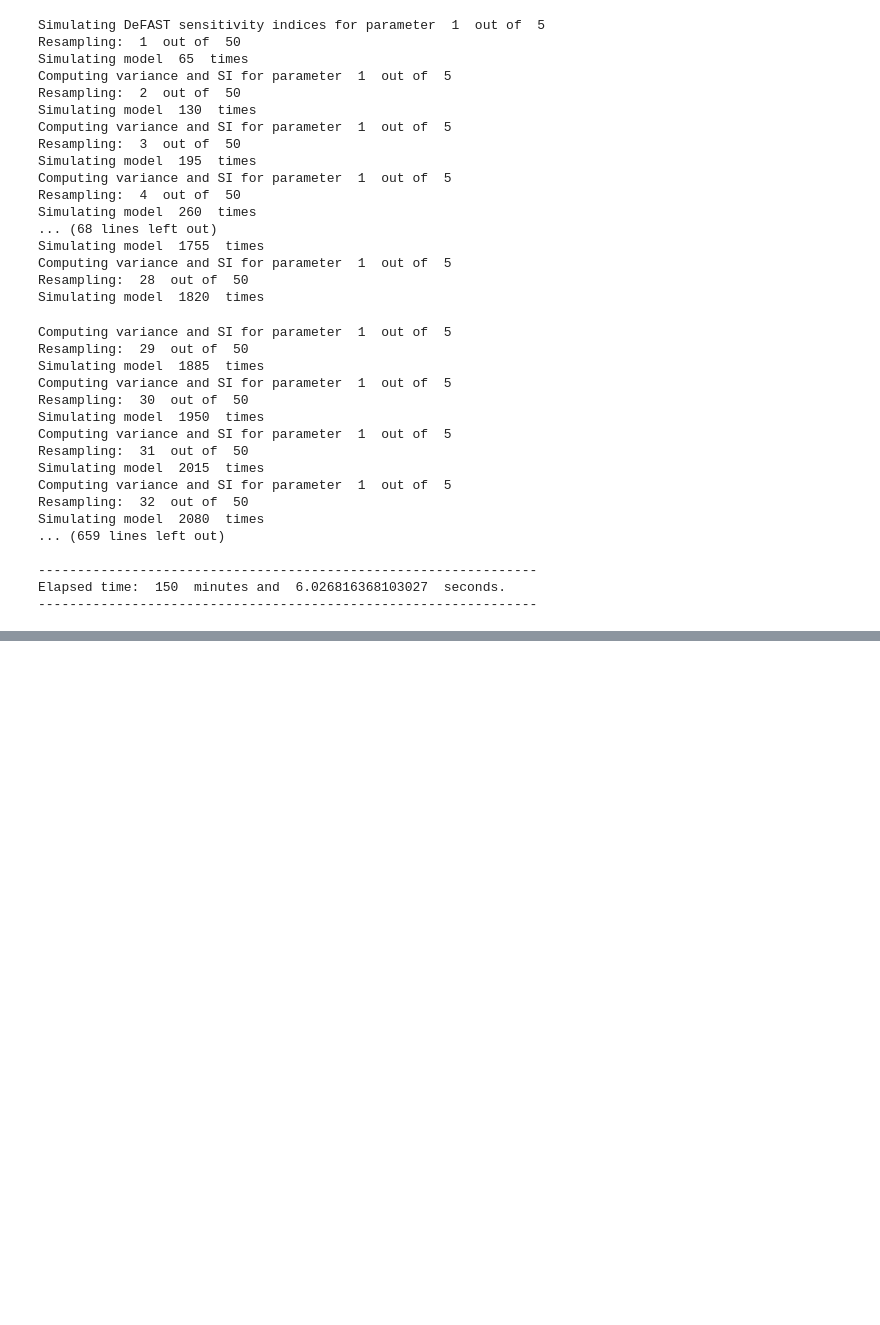
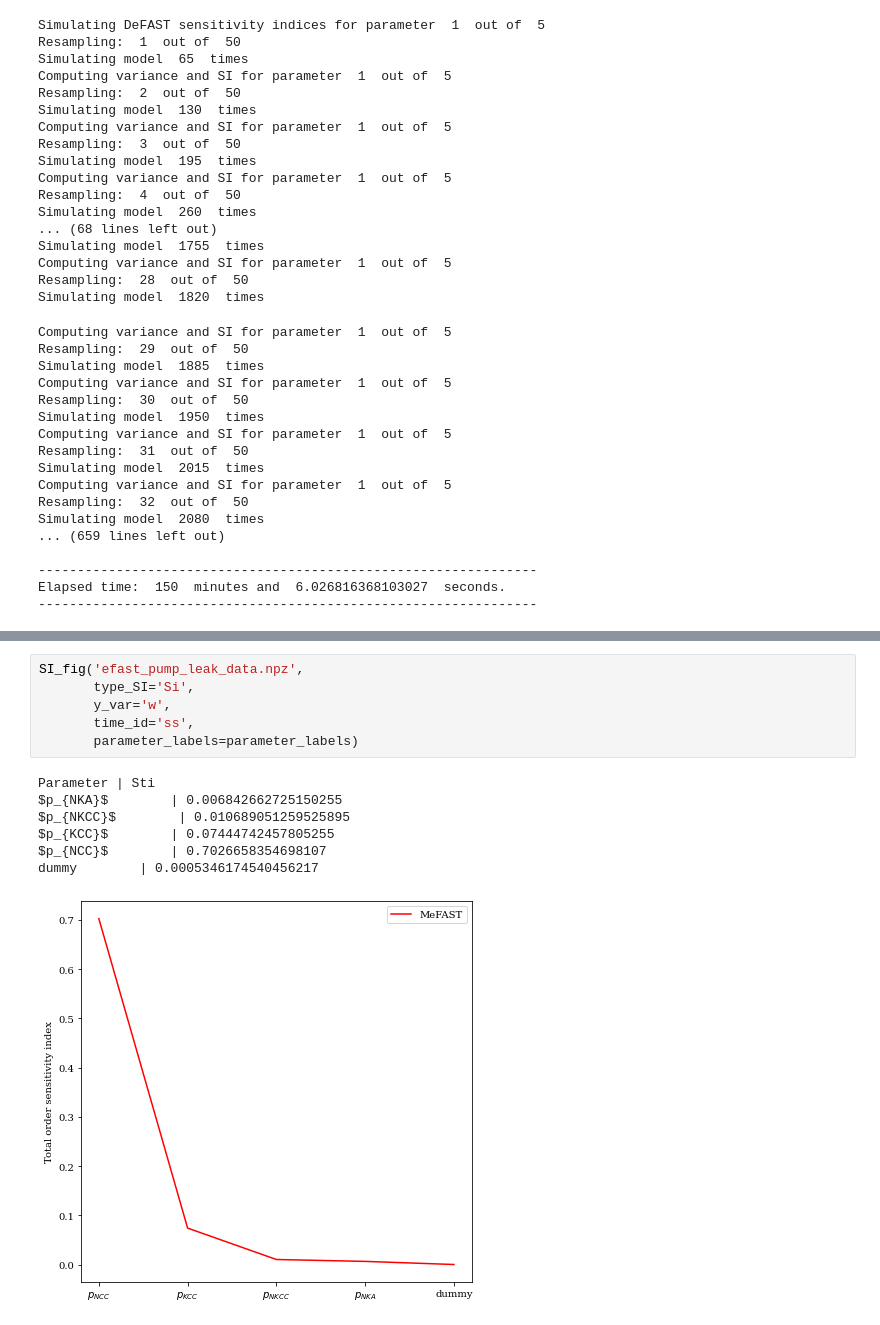
Before and after one commit to kerry-tarrant/Pump-Leak, a Jupyter notebook: SA on pump leak/MeFAST-pump_model.ipynb, the cells around one changed output, grey strips where cells are left out. Saved outputs shown, nothing was run; the diff lists cells and outputs as text; blank space fills up the shorter version.

```diff
--- a/SA on pump leak/MeFAST-pump_model.ipynb
+++ b/SA on pump leak/MeFAST-pump_model.ipynb
@@ -1370,3 +1370,17 @@ Performing hypothesis testing
+# %%
+SI_fig('efast_pump_leak_data.npz',
+       type_SI='Si',
+       y_var='w',
+       time_id='ss',
+       parameter_labels=parameter_labels)
+# %% [output]
+Parameter | Sti
+$p_{NKA}$        | 0.006842662725150255
+$p_{NKCC}$        | 0.010689051259525895
+$p_{KCC}$        | 0.07444742457805255
+$p_{NCC}$        | 0.7026658354698107
+dummy        | 0.0005346174540456217
+[figure, added]
 # %%
 SI_fig('efast_pump_leak_data.npz',
        type_SI='Sti',
```
Also changed, not shown: parts of 5 cells of this notebook.
